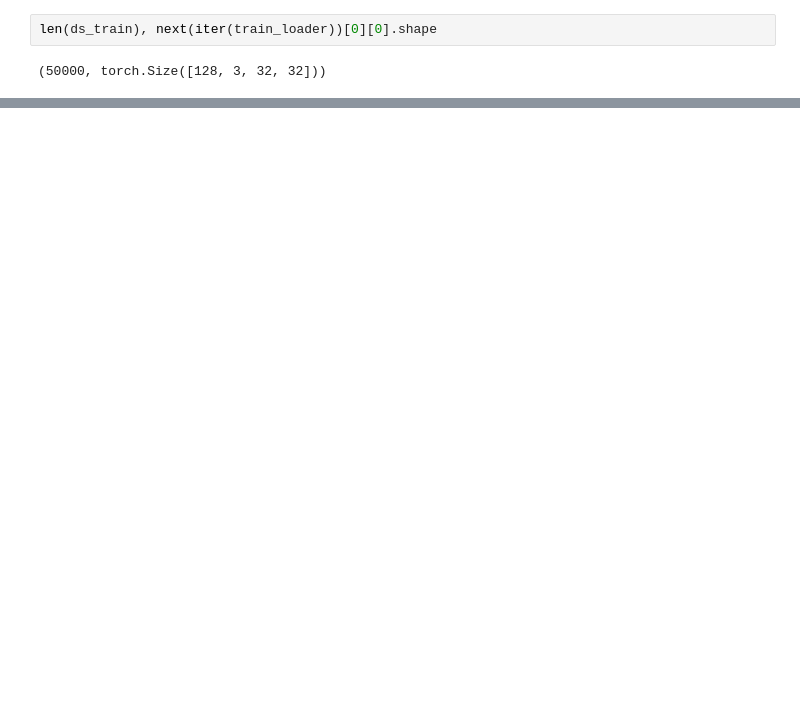
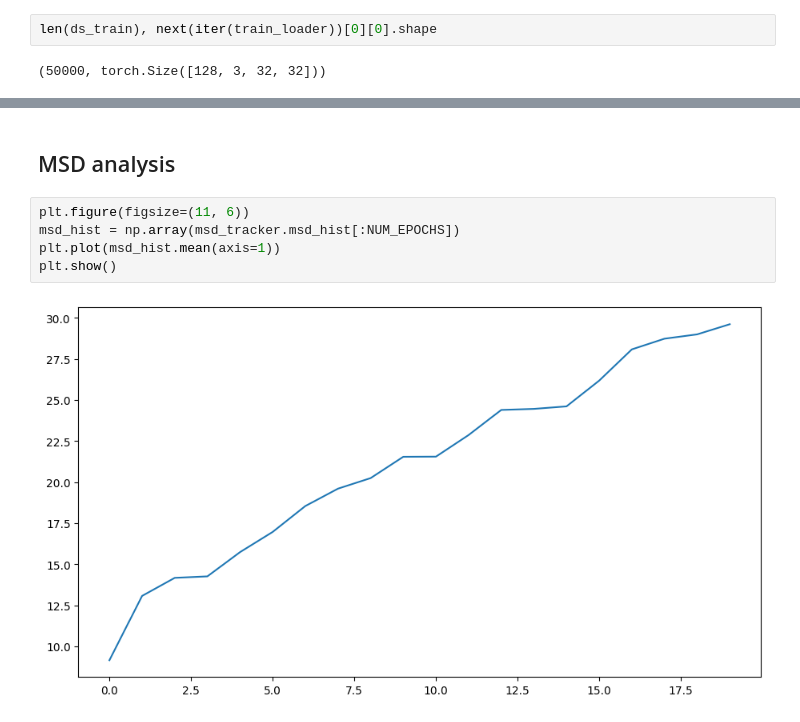
Before and after one commit to Natifick/Unsupervisely-Hard, a Jupyter notebook: ss_contrastive.ipynb, the cells around one changed output, grey strips where cells are left out. Saved outputs shown, nothing was run; the diff lists cells and outputs as text; blank space fills up the shorter version.

```diff
--- a/ss_contrastive.ipynb
+++ b/ss_contrastive.ipynb
@@ -242 +235,10 @@ mean msd: 1.223
+# %% [markdown]
+## MSD analysis
+# %%
+plt.figure(figsize=(11, 6))
+msd_hist = np.array(msd_tracker.msd_hist[:NUM_EPOCHS])
+plt.plot(msd_hist.mean(axis=1))
+plt.show()
+# %% [output]
+[figure, added]
 # %%
```
Also changed, not shown: parts of 15 cells of this notebook, 1 other file.
